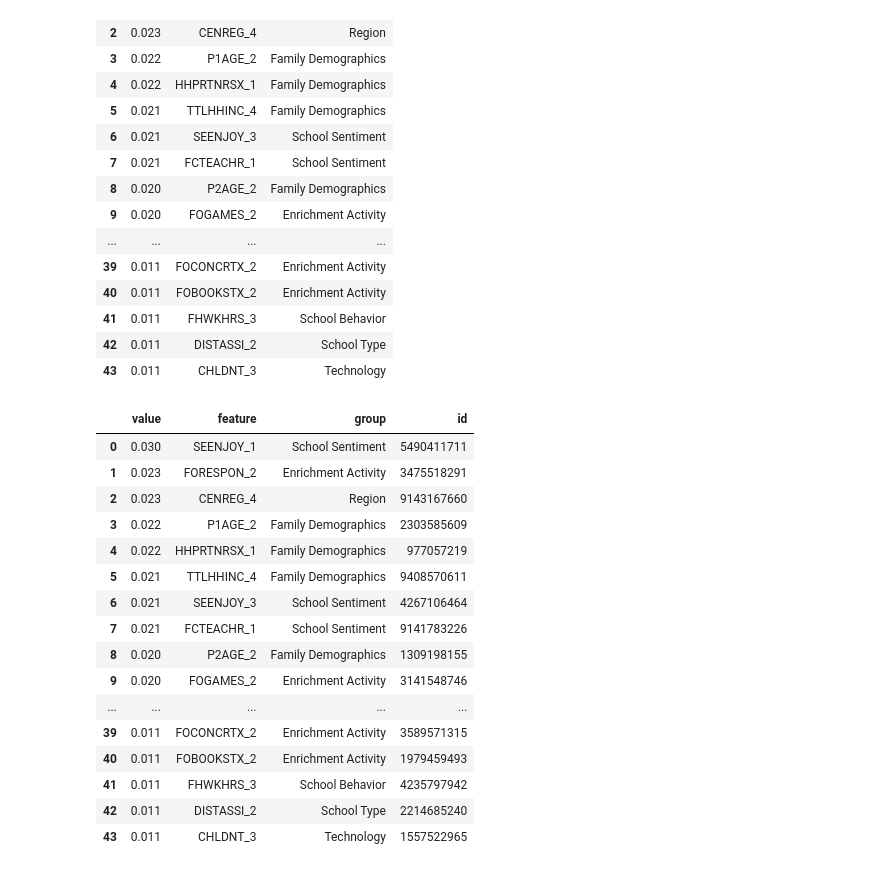
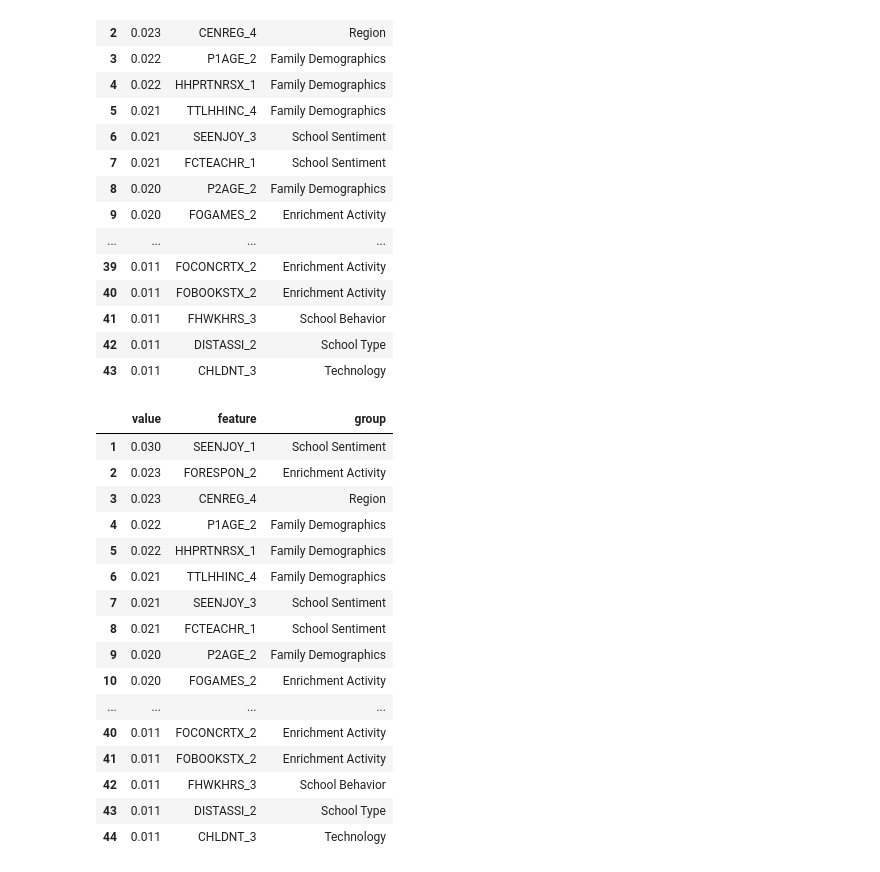
Before and after one commit to agmeadows/Student_Success_Analysis, a Jupyter notebook: Optimize/Bag_and_Boost_trials-Copy1.ipynb, the cells around one changed output. Cells and saved outputs as stored; diff of their text form; code cells hidden in the pictures.

```diff
--- a/Optimize/Bag_and_Boost_trials-Copy1.ipynb
+++ b/Optimize/Bag_and_Boost_trials-Copy1.ipynb
@@ -325,20 +318,22 @@ feature_data_df['id'] = feature_data_df['feature'].apply(generate_ids)
-# %%
-feature_data_df
-# %% [output]
-|  | value | feature | group | id |
-| 0 | 0.030 | SEENJOY_1 | School Sentiment | 5490411711 |
-| 1 | 0.023 | FORESPON_2 | Enrichment Activity | 3475518291 |
-| 2 | 0.023 | CENREG_4 | Region | 9143167660 |
-| 3 | 0.022 | P1AGE_2 | Family Demographics | 2303585609 |
-| 4 | 0.022 | HHPRTNRSX_1 | Family Demographics | 977057219 |
-| 5 | 0.021 | TTLHHINC_4 | Family Demographics | 9408570611 |
-| 6 | 0.021 | SEENJOY_3 | School Sentiment | 4267106464 |
-| 7 | 0.021 | FCTEACHR_1 | School Sentiment | 9141783226 |
-| 8 | 0.020 | P2AGE_2 | Family Demographics | 1309198155 |
-| 9 | 0.020 | FOGAMES_2 | Enrichment Activity | 3141548746 |
-| ... | ... | ... | ... | ... |
-| 39 | 0.011 | FOCONCRTX_2 | Enrichment Activity | 3589571315 |
-| 40 | 0.011 | FOBOOKSTX_2 | Enrichment Activity | 1979459493 |
-| 41 | 0.011 | FHWKHRS_3 | School Behavior | 4235797942 |
-| 42 | 0.011 | DISTASSI_2 | School Type | 2214685240 |
-| 43 | 0.011 | CHLDNT_3 | Technology | 1557522965 |
+# %%
+# increment index by 1 so that it starts with 1
+feature_data_df.index = feature_data_df.index +1
+feature_data_df
+# %% [output]
+|  | value | feature | group |
+| 1 | 0.030 | SEENJOY_1 | School Sentiment |
+| 2 | 0.023 | FORESPON_2 | Enrichment Activity |
+| 3 | 0.023 | CENREG_4 | Region |
+| 4 | 0.022 | P1AGE_2 | Family Demographics |
+| 5 | 0.022 | HHPRTNRSX_1 | Family Demographics |
+| 6 | 0.021 | TTLHHINC_4 | Family Demographics |
+| 7 | 0.021 | SEENJOY_3 | School Sentiment |
+| 8 | 0.021 | FCTEACHR_1 | School Sentiment |
+| 9 | 0.020 | P2AGE_2 | Family Demographics |
+| 10 | 0.020 | FOGAMES_2 | Enrichment Activity |
+| ... | ... | ... | ... |
+| 40 | 0.011 | FOCONCRTX_2 | Enrichment Activity |
+| 41 | 0.011 | FOBOOKSTX_2 | Enrichment Activity |
+| 42 | 0.011 | FHWKHRS_3 | School Behavior |
+| 43 | 0.011 | DISTASSI_2 | School Type |
+| 44 | 0.011 | CHLDNT_3 | Technology |
```
Also changed, not shown: parts of 5 cells of this notebook, 1 other file.
